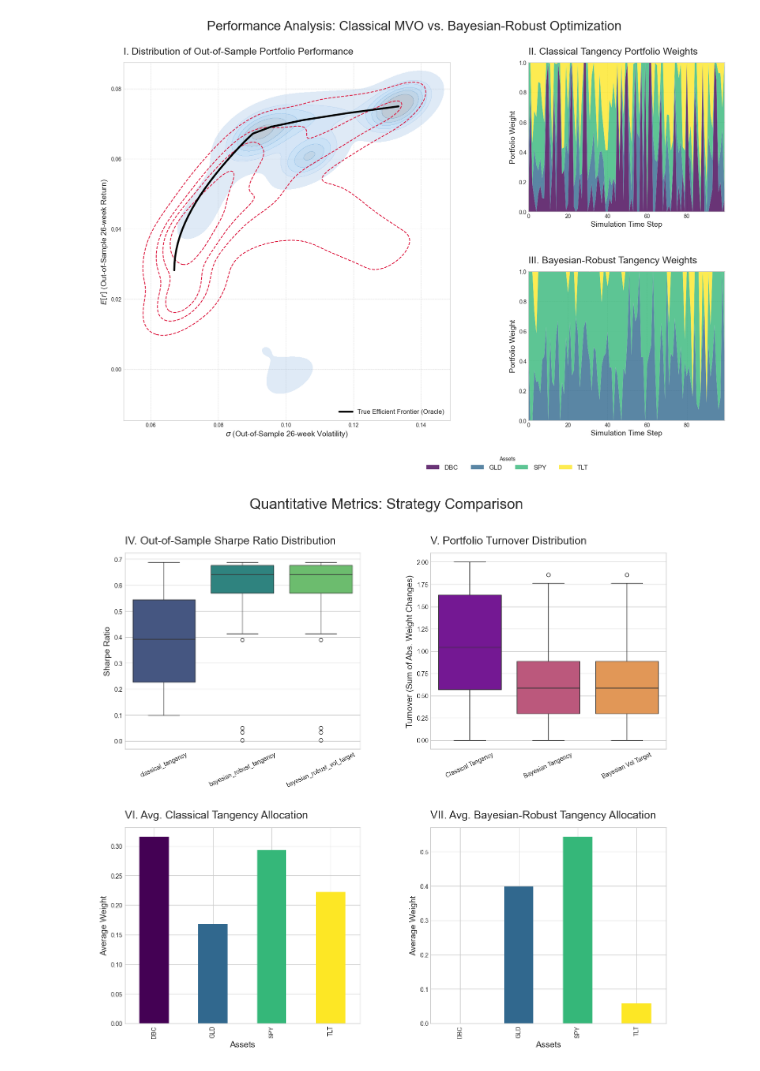
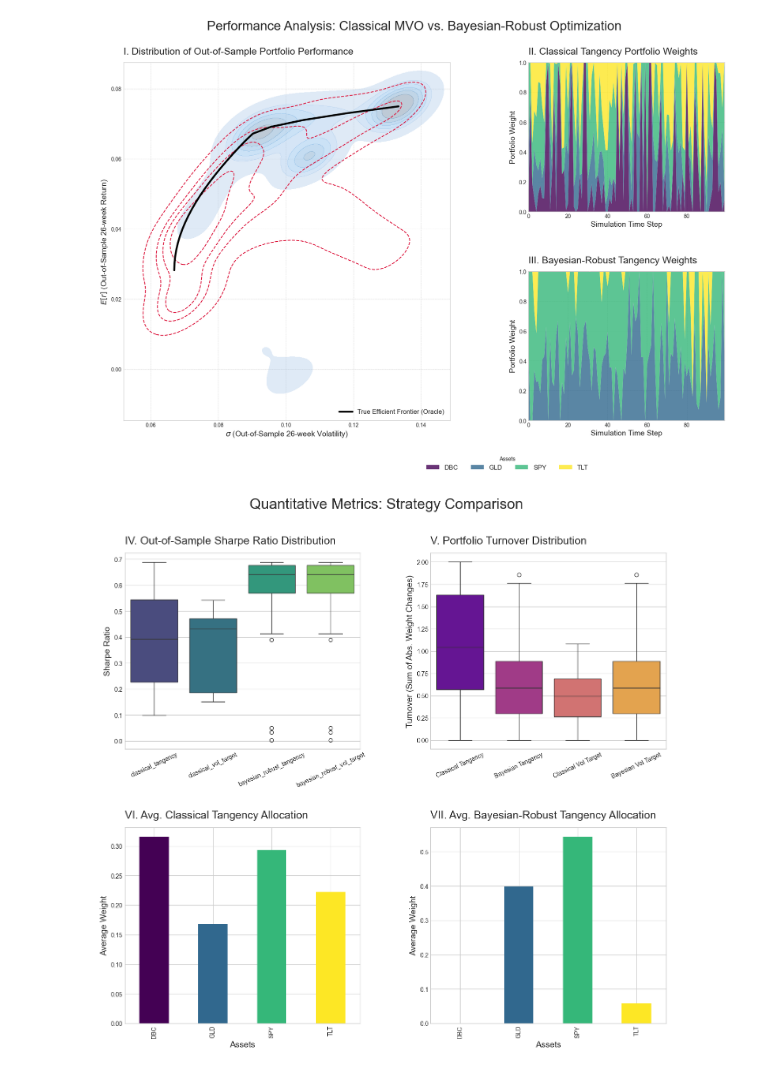
Before and after one commit to enexqnt/Py-vAllocation, a Jupyter notebook: docs/tutorials/notebooks/Bayesian.ipynb, the cells around one changed output. Cells and saved outputs as stored; diff of their text form; code cells hidden in the pictures.

```diff
--- a/docs/tutorials/notebooks/Bayesian.ipynb
+++ b/docs/tutorials/notebooks/Bayesian.ipynb
@@ -6,6 +6,7 @@ import matplotlib.gridspec as gridspec
 import seaborn as sns
 import warnings
 import logging
+from pathlib import Path
 
 # --- Initial Setup ---
 # Configure logging and plotting styles for a clean output.
@@ -38,7 +39,16 @@ RISK_FREE_RATE_H = (1 + RISK_FREE_RATE_ANNUAL)**(H / 52) - 1
 
 # ───────────────────── 2. Data Preparation ────────────────────── #
 print("2. Loading and preparing data...")
-prices = pd.read_csv("examples/ETF_prices.csv", index_col=0, parse_dates=True).resample("W").ffill()
+_candidates = [
+    Path("examples/ETF_prices.csv"),
+    Path("../examples/ETF_prices.csv"),
+    Path("../../examples/ETF_prices.csv"),
+    Path("../../../examples/ETF_prices.csv"),
+]
+_csv = next((p for p in _candidates if p.exists()), None)
+if _csv is None:
+    raise FileNotFoundError("ETF_prices.csv not found")
+prices = pd.read_csv(_csv, index_col=0, parse_dates=True).resample("W").ffill()
 
 
 r_log = np.log(prices).diff().dropna()
@@ -159,13 +169,25 @@ for i, s_idx in enumerate(start_indices):
         # Evaluate the entire frontier out-of-sample
         out_of_sample_points["classical"].extend(evaluate_weights_on_truth(classical_frontier.weights, μ_population, Σ_population))
 
-        w_cla_tan, _, _ = classical_frontier.tangency(RISK_FREE_RATE_H)
-        if not w_cla_tan.isnull().any():
-            portfolio_weights["classical_tangency"].append(w_cla_tan.values)
+        # Tangency portfolio: fall back to min_risk if infeasible
+        try:
+            w_cla_tan, _, _ = classical_frontier.tangency(RISK_FREE_RATE_H)
+            if not w_cla_tan.isnull().any():
+                portfolio_weights["classical_tangency"].append(w_cla_tan.values)
+        except Exception:
+            w_cla_tan, _, _ = classical_frontier.min_risk()
+            if not w_cla_tan.isnull().any():
+                portfolio_weights["classical_tangency"].append(w_cla_tan.values)
 
-        w_cla_vol, _, _ = classical_frontier.at_risk(VOLATILITY_TARGET)
-        if not w_cla_vol.isnull().any():
-            portfolio_weights["classical_vol_target"].append(w_cla_vol.values)
+        # Vol-target portfolio: fall back to min_risk if infeasible
+        try:
+            w_cla_vol, _, _ = classical_frontier.at_risk(VOLATILITY_TARGET)
+            if not w_cla_vol.isnull().any():
+                portfolio_weights["classical_vol_target"].append(w_cla_vol.values)
+        except Exception:
+            w_cla_vol, _, _ = classical_frontier.min_risk()
+            if not w_cla_vol.isnull().any():
+                portfolio_weights["classical_vol_target"].append(w_cla_vol.values)
 
         # --- Method 2: Bayesian-Robust MVO ---
         pw_robust = PortfolioWrapper.from_moments(mu_bayes, s_mu_bayes)
@@ -173,14 +195,26 @@ for i, s_idx in enumerate(start_indices):
 
         out_of_sample_points["bayesian_robust"].extend(evaluate_weights_on_truth(robust_frontier.weights, μ_population, Σ_population))
 
-        w_bayes_tan, _, _ = robust_frontier.tangency(RISK_FREE_RATE_H)
-        if not w_bayes_tan.isnull().any():
-            portfolio_weights["bayesian_robust_tangency"].append(w_bayes_tan.values)
+        # Tangency portfolio: fall back to min_risk if infeasible
+        try:
+            w_bayes_tan, _, _ = robust_frontier.tangency(RISK_FREE_RATE_H)
+            if not w_bayes_tan.isnull().any():
+                portfolio_weights["bayesian_robust_tangency"].append(w_bayes_tan.values)
+        except Exception:
+            w_bayes_tan, _, _ = robust_frontier.min_risk()
+            if not w_bayes_tan.isnull().any():
+                portfolio_weights["bayesian_robust_tangency"].append(w_bayes_tan.values)
 
-        in_sample_vols_bayes = np.sqrt(np.einsum('ik,ji,jk->k', robust_frontier.weights, sigma_bayes, robust_frontier.weights))
-        idx_vol_target_bayes = np.argmin(np.abs(in_sample_vols_bayes - VOLATILITY_TARGET))
-        w_bayes_vol = robust_frontier.weights[:, idx_vol_target_bayes]
-        portfolio_weights["bayesian_robust_vol_target"].append(w_bayes_vol)
+        # Vol-target portfolio: use in-sample vol matching with min_risk fallback
+        try:
+            in_sample_vols_bayes = np.sqrt(np.einsum('ik,ji,jk->k', robust_frontier.weights, sigma_bayes, robust_frontier.weights))
+            idx_vol_target_bayes = np.argmin(np.abs(in_sample_vols_bayes - VOLATILITY_TARGET))
+            w_bayes_vol = robust_frontier.weights[:, idx_vol_target_bayes]
+            portfolio_weights["bayesian_robust_vol_target"].append(w_bayes_vol)
+        except Exception:
+            w_bayes_vol, _, _ = robust_frontier.min_risk()
+            if not w_bayes_vol.isnull().any():
+                portfolio_weights["bayesian_robust_vol_target"].append(w_bayes_vol.values)
 
     except (RuntimeError, ValueError) as e:
         print(f"\nSkipping simulation step due to solver error: {e}")
@@ -331,34 +365,34 @@ def plot_average_weights(ax, weights_df, title):
 ax5 = fig2.add_subplot(gs2[1, 0])
 plot_average_weights(ax5, weights_dfs.get('classical_tangency', pd.DataFrame()), "VI. Avg. Classical Tangency Allocation")
 
 ax6 = fig2.add_subplot(gs2[1, 1])
 plot_average_weights(ax6, weights_dfs.get('bayesian_robust_tangency', pd.DataFrame()), "VII. Avg. Bayesian-Robust Tangency Allocation")
 
 
 plt.tight_layout(rect=[0, 0, 1, 0.95])
 plt.show()
 
 # ───────────────────── 8. Display Final Metrics Summary ─────────────────────── #
 print("\n8. Summary of Performance Metrics (Averages over all simulations):\n")
 # Select and reorder columns for clarity
 summary_cols = ['OOS Sharpe (Mean)', 'OOS Volatility (Mean)', 'Turnover', 'Num. Assets', 'OOS Return (Mean)']
 final_summary = metrics_df[summary_cols].copy()
 final_summary.index.name = "Strategy"
 print(final_summary.round(4))
 # %% [output]
 1. Configuring simulation parameters...
 2. Loading and preparing data...
 3. Establishing Bayesian prior and 'Ground Truth' distribution...
    - Bayesian prior established from 503 historical observations.
    - 'Ground Truth' efficient frontier calculated for evaluation.
 
 5. Starting Monte-Carlo simulation...
    - Running simulation 100/100...
 Monte Carlo simulation finished successfully.
 6. Calculating performance metrics...
 7. Generating analysis plots...
 [figure]
-[figure, old version]
+[figure, new version]
 8. Summary of Performance Metrics (Averages over all simulations):
 
                             OOS Sharpe (Mean)  OOS Volatility (Mean)  \
```
Also changed, not shown: parts of 1 cell of this notebook, 47 other files.
